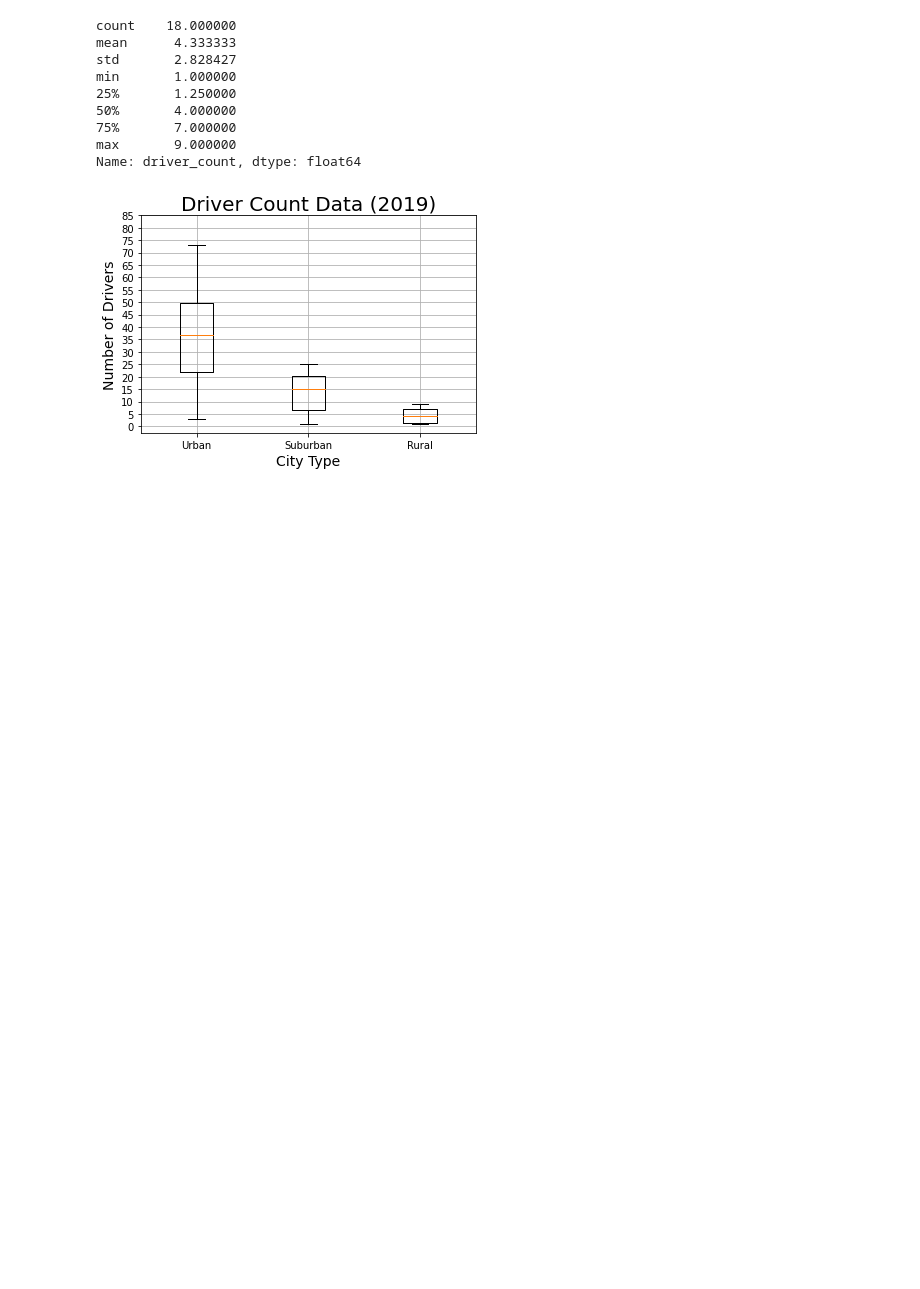
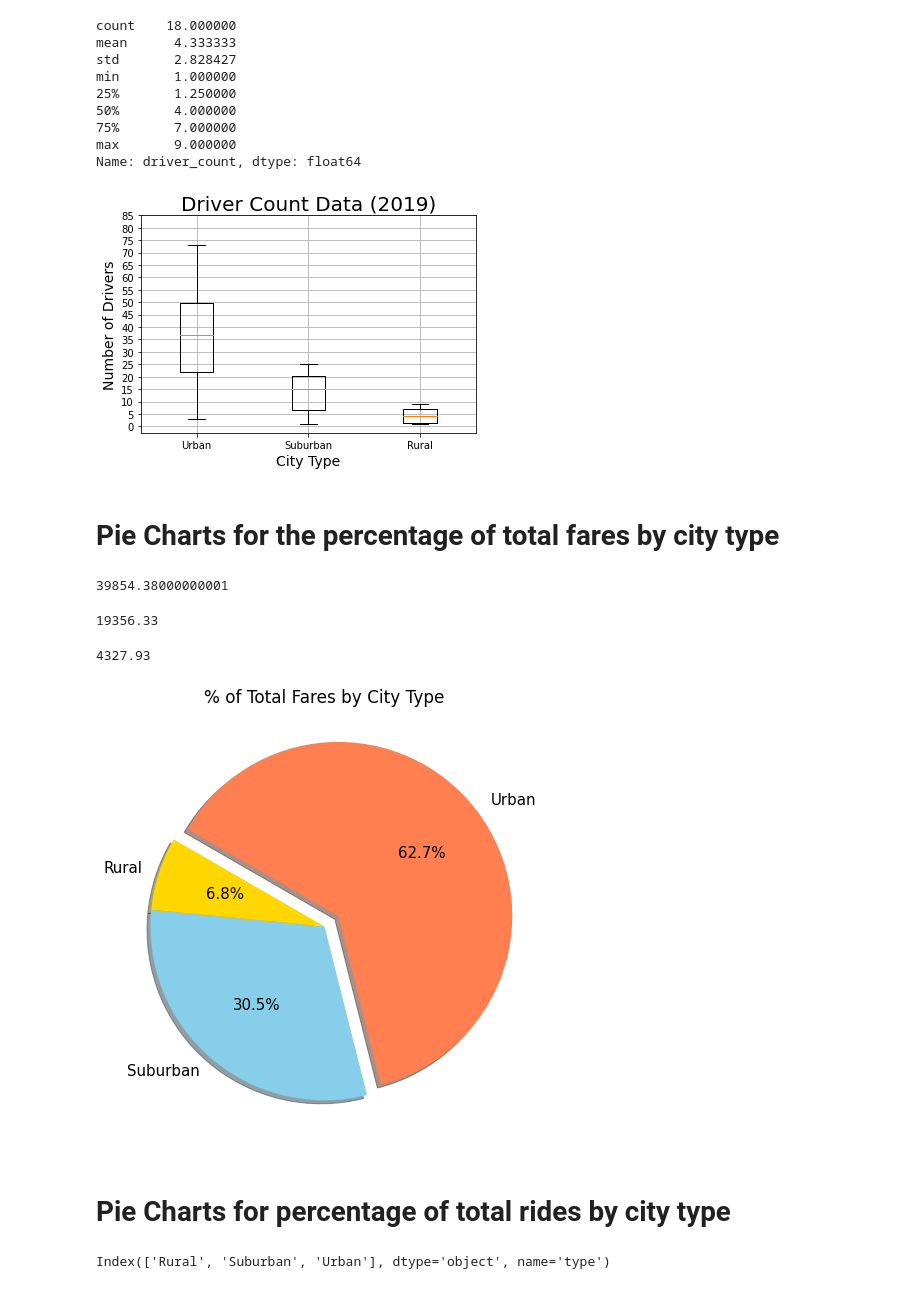
Before and after one commit to calvogeorge/PyBer_Analysis, a Jupyter notebook: PyBer_Analysis.ipynb, the cells around one changed output. Cells and saved outputs as stored; diff of their text form; code cells hidden in the pictures; blank space fills up the shorter version.

Commit message:
Pie Charts Completed

```diff
--- a/PyBer_Analysis.ipynb
+++ b/PyBer_Analysis.ipynb
@@ -694,3 +694,62 @@ plt.savefig("fig4.png")
 plt.show()
 # %% [output]
 [figure]
+# %% [markdown]
+# Pie Charts for the percentage of total fares by city type
+# %%
+# Get total Urban Fare
+
+urban_fare = urban_cities_df.groupby(['city']).sum()['fare']
+total_urban_fare = urban_fare.sum()
+total_urban_fare
+# %% [output]
+39854.38000000001
+# %%
+# Get total suburban Fare
+suburban_fare = suburban_cities_df.groupby(['city']).sum()['fare']
+total_suburban_fare = suburban_fare.sum()
+total_suburban_fare
+# %% [output]
+19356.33
+# %%
+# Get total rural Fare
+rural_fare = rural_cities_df.groupby(['city']).sum()['fare']
+total_rural_fare = rural_fare.sum()
+total_rural_fare
+# %% [output]
+4327.93
+# %%
+# Get the Total Fares, percentage fare by city type
+total_fares= total_urban_fare+total_suburban_fare+total_rural_fare
+pct_urban_fare = round(total_urban_fare/total_fares*100, 2)
+pct_suburban_fare = round(total_suburban_fare/total_fares*100, 2)
+pct_rural_fare = round(total_rural_fare/total_fares*100, 2)
+# %%
+# Define caracteristics for pie chart
+pie_x_axis = ["Urban", "Suburban", "Rural"]
+pie_y_axis = [pct_urban_fare, pct_suburban_fare, pct_rural_fare]
+colors = ['coral','skyblue','gold']
+explode_values = [0.1,0,0]
+plt.subplots(figsize=(8, 8))
+plt.pie(pie_y_axis, labels=pie_x_axis, colors= colors, autopct= '%1.1f%%', explode = explode_values, startangle=150,
+        shadow=True, counterclock=False)
+
+# Change default font size
+plt.rcParams['font.size'] = 14
+plt.title('% of Total Fares by City Type')
+
+# save the figue
+plt.savefig('Fig5.png')
+
+# show the figure
+plt.show()
+# %% [output]
+[figure, added]
+# %% [markdown]
+# Pie Charts for percentage of total rides by city type
+# %%
+# Calculate percentage of total rides
+rides_pct = 100*pyber_data_df.groupby(['type']).count()['ride_id']/pyber_data_df['ride_id'].count()
+rides_pct.index
+# %% [output]
+Index(['Rural', 'Suburban', 'Urban'], dtype='object', name='type')
```
Also changed, not shown: parts of 8 cells of this notebook, 3 other files.
